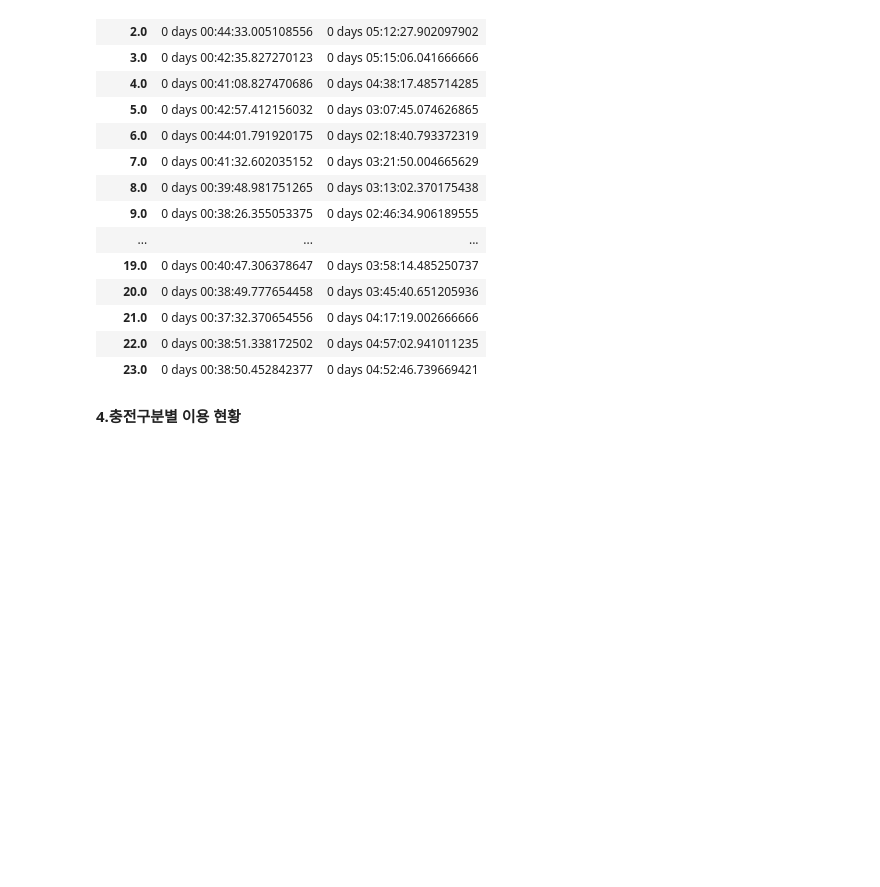
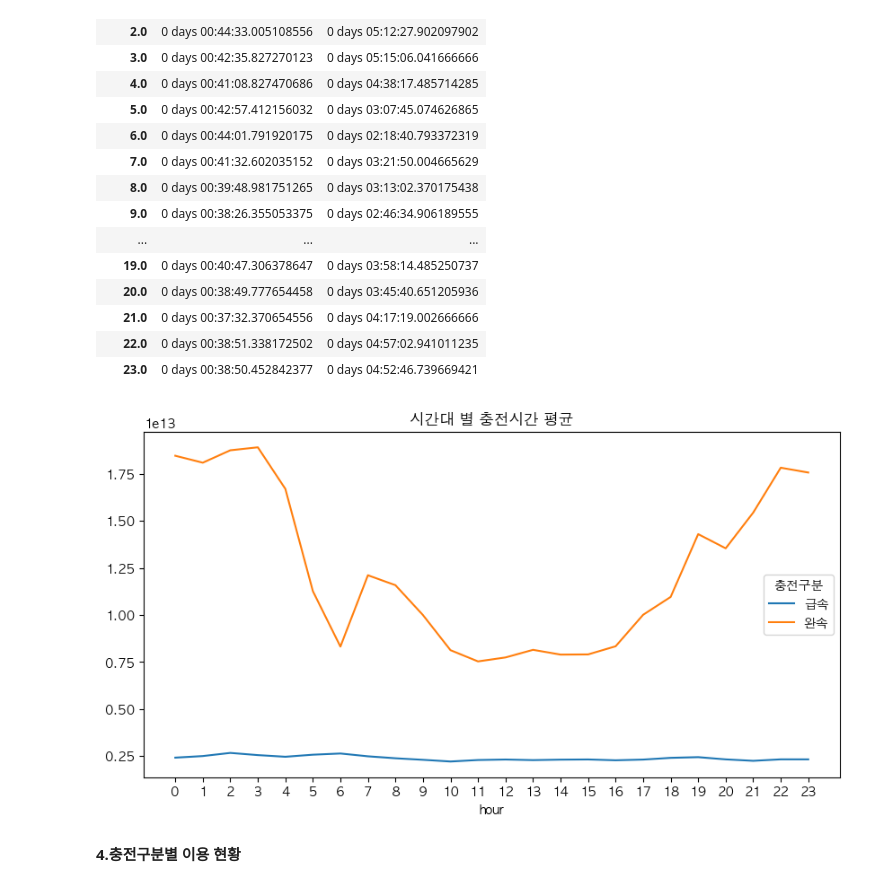
Before and after one commit to Sookyeong-k/MillionVolt, a Jupyter notebook: FINAL.ipynb, the cells around one changed output. Drawn from its saved outputs; the diff is of its cells as text; code cells hidden in the pictures; blank space fills up the shorter version.

```diff
--- a/FINAL.ipynb
+++ b/FINAL.ipynb
@@ -290,10 +294,12 @@ display(avg_usingtime_df)
 | 22.0 | 0 days 00:38:51.338172502 | 0 days 04:57:02.941011235 |
 | 23.0 | 0 days 00:38:50.452842377 | 0 days 04:52:46.739669421 |
 # %%
-#avg_usingtime_df.plot(figsize=(10,5))
-#plt.title('시간대 별 충전시간 평균')
-#plt.xticks(range(0,24,1))
-#plt.show()
+avg_usingtime_df.plot(figsize=(10,5))
+plt.title('시간대 별 충전시간 평균')
+plt.xticks(range(0,24,1))
+plt.show()
+# %% [output]
+[figure, added]
 # %%
 #px.line
 px.line(avg_usingtime_df)
```
Also changed, not shown: parts of 3 cells of this notebook.
